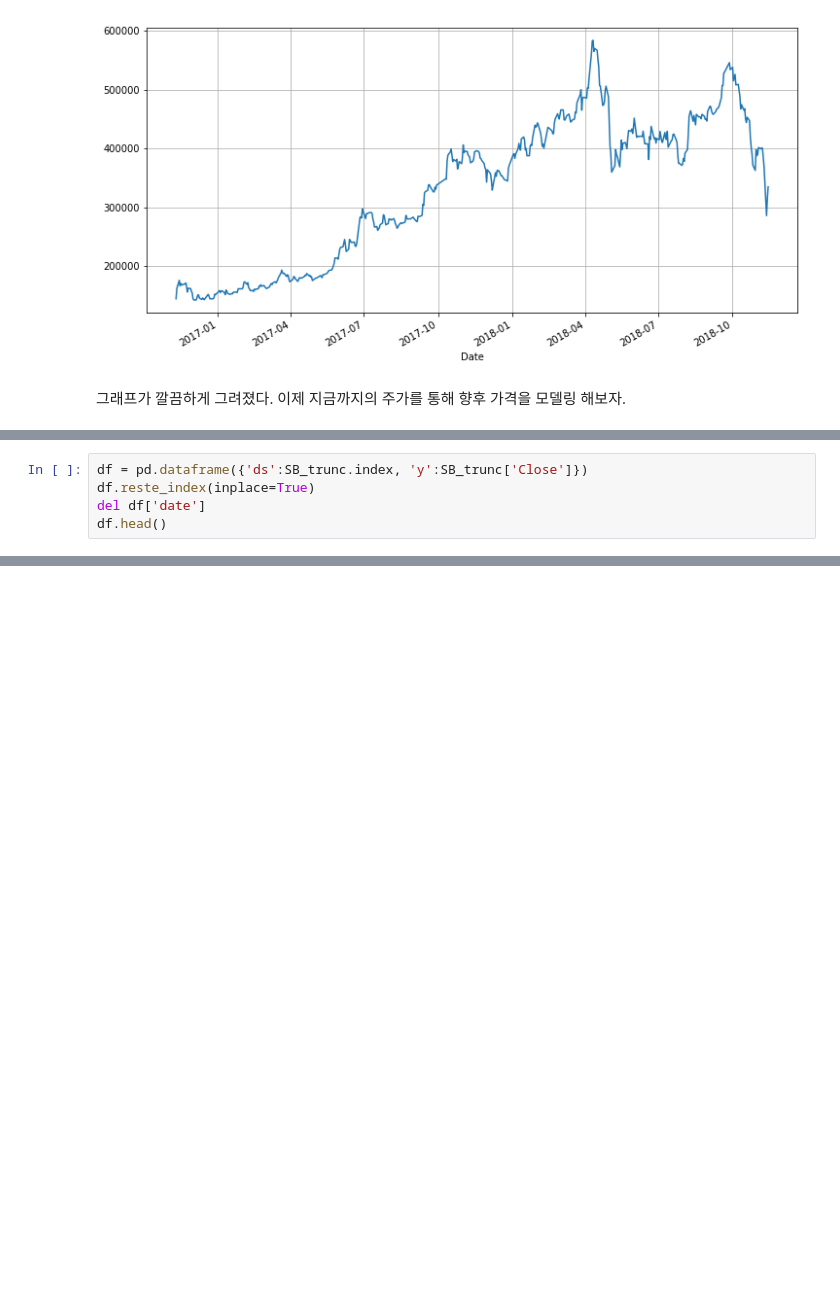
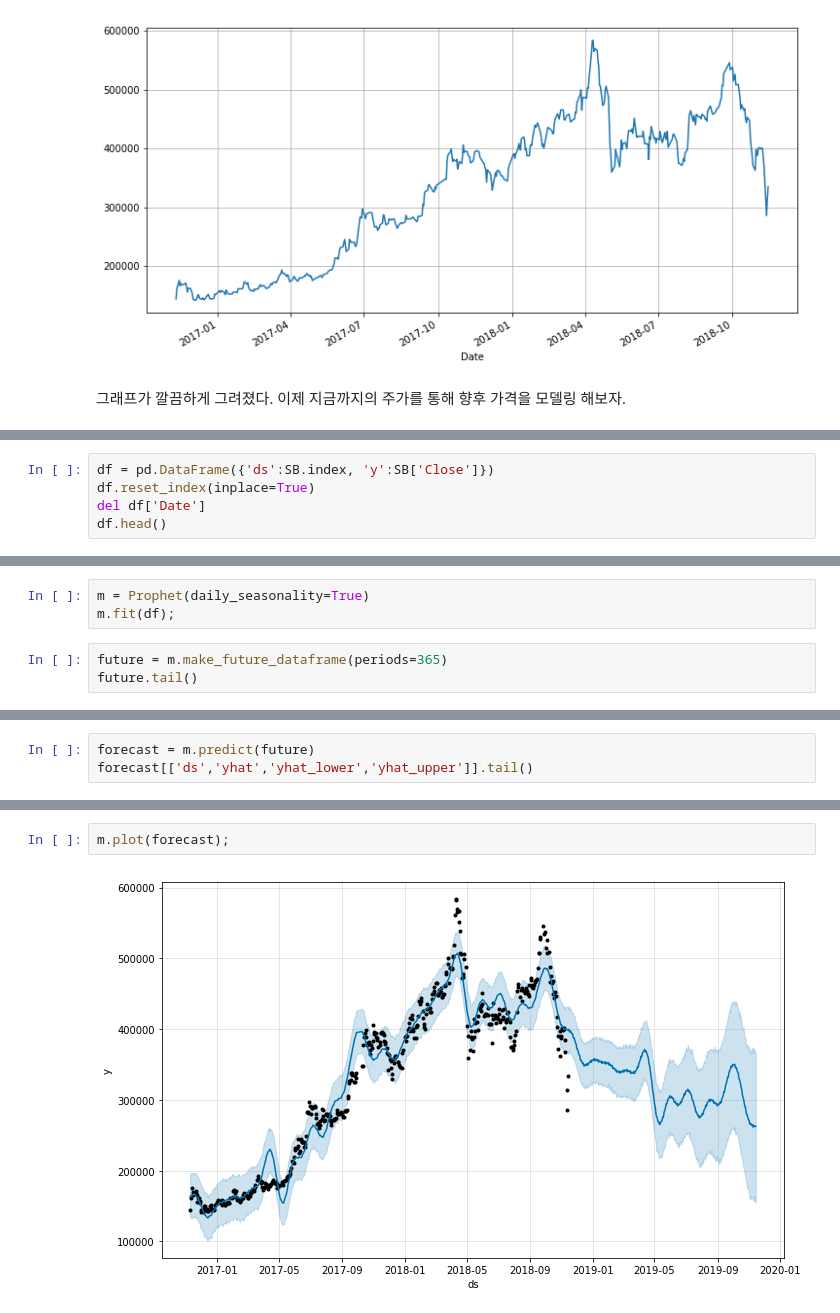
Before and after one commit to py-yoon/Python, a Jupyter notebook: SB.ipynb, the cells around one changed output, grey strips where cells are left out. Drawn from its saved outputs; the diff is of its cells as text; blank space fills up the shorter version.

```diff
--- a/SB.ipynb
+++ b/SB.ipynb
@@ -41,6 +56,6 @@ SB['Close'].plot(figsize=(12,6), grid=True);
 # %%
-df = pd.dataframe({'ds':SB_trunc.index, 'y':SB_trunc['Close']})
-df.reste_index(inplace=True)
-del df['date']
+df = pd.DataFrame({'ds':SB.index, 'y':SB['Close']})
+df.reset_index(inplace=True)
+del df['Date']
 df.head()
 # %% [output]
@@ -47,0 +68,6 @@ AttributeError: module 'pandas' has no attribute 'dataframe'
+# %%
+m = Prophet(daily_seasonality=True)
+m.fit(df);
+# %%
+future = m.make_future_dataframe(periods=365)
+future.tail()
@@ -47,0 +81,3 @@ AttributeError: module 'pandas' has no attribute 'dataframe'
+# %%
+forecast = m.predict(future)
+forecast[['ds','yhat','yhat_lower','yhat_upper']].tail()
@@ -47,0 +91,4 @@ AttributeError: module 'pandas' has no attribute 'dataframe'
+# %%
+m.plot(forecast);
+# %% [output]
+[figure, added]
```
Also changed, not shown: parts of 6 cells of this notebook.
